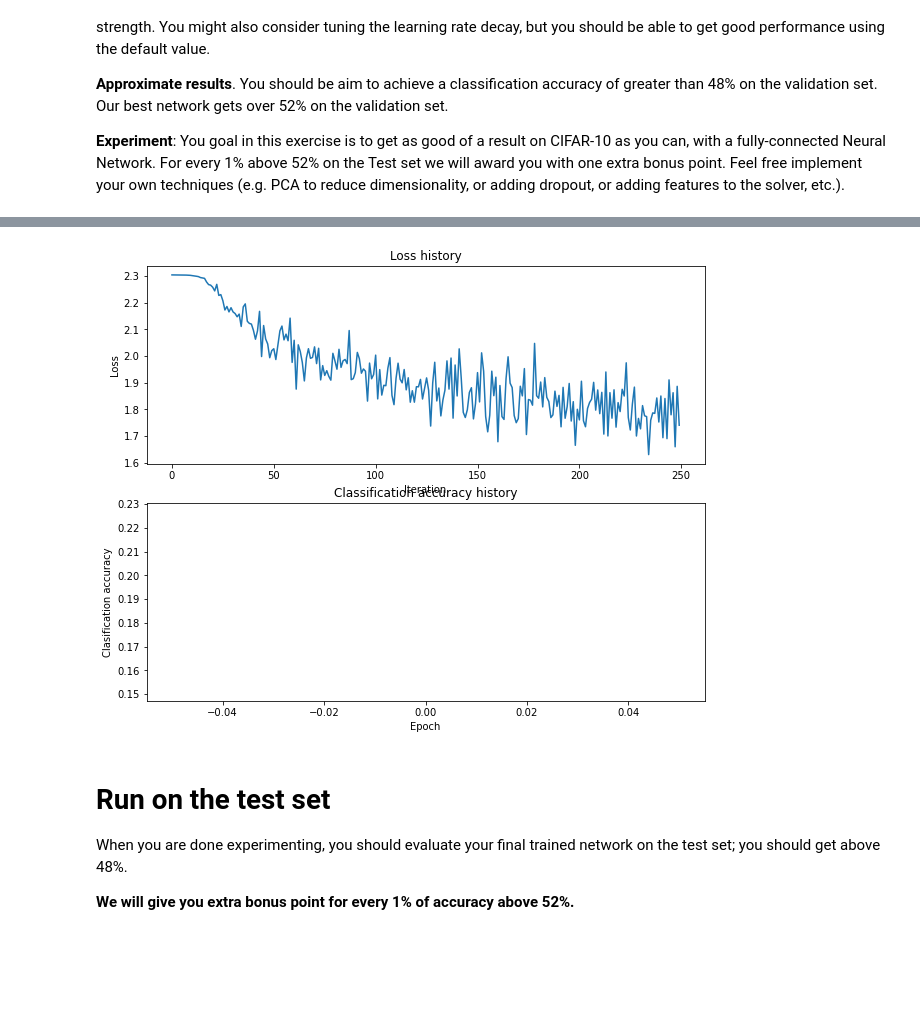
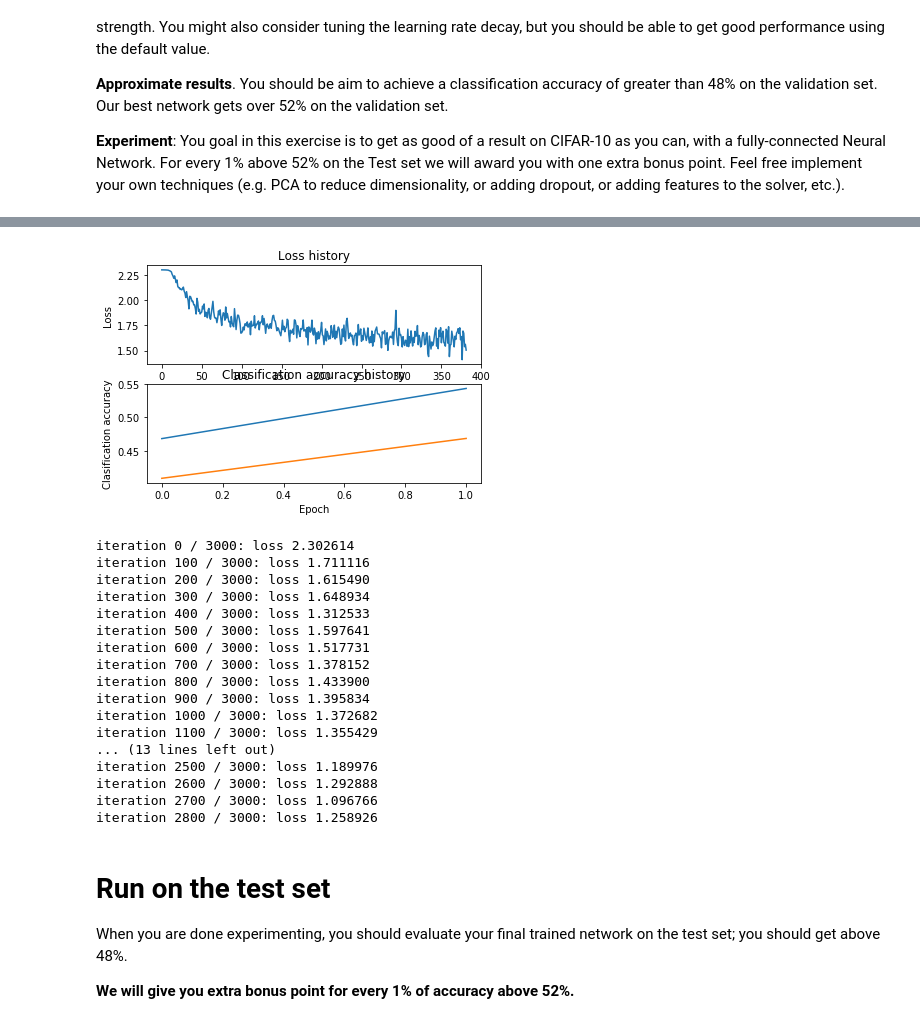
Before and after one commit to RonaldoCD/CS231n-My-assigment-solutions, a Jupyter notebook: assignment1/two_layer_net.ipynb, the cells around one changed output, grey strips where cells are left out. Cells and saved outputs as stored; diff of their text form; code cells hidden in the pictures; blank space fills up the shorter version.

```diff
--- a/assignment1/two_layer_net.ipynb
+++ b/assignment1/two_layer_net.ipynb
@@ -328,7 +317,7 @@ total_stats = {}
 best_val = -1
 best_net = None
 
-input_size = 32 * 32 * 3
+input_size = X_train.shape[1]
 num_classes = 10
 
 
@@ -338,15 +327,16 @@ num_classes = 10
 # This should be identical to the validation that you did for the SVM; save    #
 # the best trained softmax classifer in best_softmax.                          #
 ################################################################################
-count = 0
+hidden_states = np.array([50,90])
+learning_rates = 10 ** -(np.random.rand(15)*1 + 2.3) # range [1e-3.3, 1e-2.3]
+regularization_strengths = np.random.rand(5) * 10 # range [2.5e4, 5e4]
+
 for n_h in hidden_states:
     for lr in learning_rates:
         for reg in regularization_strengths:
-            count += 1
-            print(count)
             net = TwoLayerNet(input_size, n_h, num_classes)
             stats = net.train(X_train, y_train, X_val, y_val,
-                              num_iters=100, batch_size=128,
+                              num_iters=500, batch_size=256,
                               learning_rate=lr, learning_rate_decay=0.95,
                               reg=reg, verbose=False)
             y_train_pred = net.predict(X_train)
@@ -535,17 +407,17 @@ plt.show()
 # %%
 # Plot the loss function and train / validation accuracies
 plt.subplot(2, 1, 1)
-plt.plot(total_stats[(60,0.0015,2.5)]['loss_history'])
+plt.plot(total_stats[(90,0.0020100816002458304,0.1025462894831819)]['loss_history'])
 plt.title('Loss history')
 plt.xlabel('Iteration')
 plt.ylabel('Loss')
 
 plt.subplot(2, 1, 2)
-plt.plot(total_stats[(60,0.0015,2.5)]['train_acc_history'], label='train')
-plt.plot(total_stats[(60,0.0015,2.5)]['val_acc_history'], label='val')
+plt.plot(total_stats[(90,0.0020100816002458304,0.1025462894831819)]['train_acc_history'], label='train')
+plt.plot(total_stats[(90,0.0020100816002458304,0.1025462894831819)]['val_acc_history'], label='val')
 plt.title('Classification accuracy history')
 plt.xlabel('Epoch')
 plt.ylabel('Clasification accuracy')
 plt.show()
 # %% [output]
-[figure, old version]
+[figure, new version]
@@ -571,3 +424,31 @@ pass
+# %%
+n_h = 500
+lr = 0.0020100816002458304
+reg = 0.1025462894831819
+
+best_net = TwoLayerNet(input_size, n_h, num_classes)
+stats = best_net.train(X_train, y_train, X_val, y_val,
+                              num_iters=3000, batch_size=256,
+                              learning_rate=lr, learning_rate_decay=0.9,
+                              reg=reg, verbose=True)
+# %% [output]
+iteration 0 / 3000: loss 2.302614
+iteration 100 / 3000: loss 1.711116
+iteration 200 / 3000: loss 1.615490
+iteration 300 / 3000: loss 1.648934
+iteration 400 / 3000: loss 1.312533
+iteration 500 / 3000: loss 1.597641
+iteration 600 / 3000: loss 1.517731
+iteration 700 / 3000: loss 1.378152
+iteration 800 / 3000: loss 1.433900
+iteration 900 / 3000: loss 1.395834
+iteration 1000 / 3000: loss 1.372682
+iteration 1100 / 3000: loss 1.355429
+... (13 lines left out)
+iteration 2500 / 3000: loss 1.189976
+iteration 2600 / 3000: loss 1.292888
+iteration 2700 / 3000: loss 1.096766
+iteration 2800 / 3000: loss 1.258926
 # %%
 # visualize the weights of the best network
 show_net_weights(best_net)
```
Also changed, not shown: parts of 15 cells of this notebook, 2 other files.
